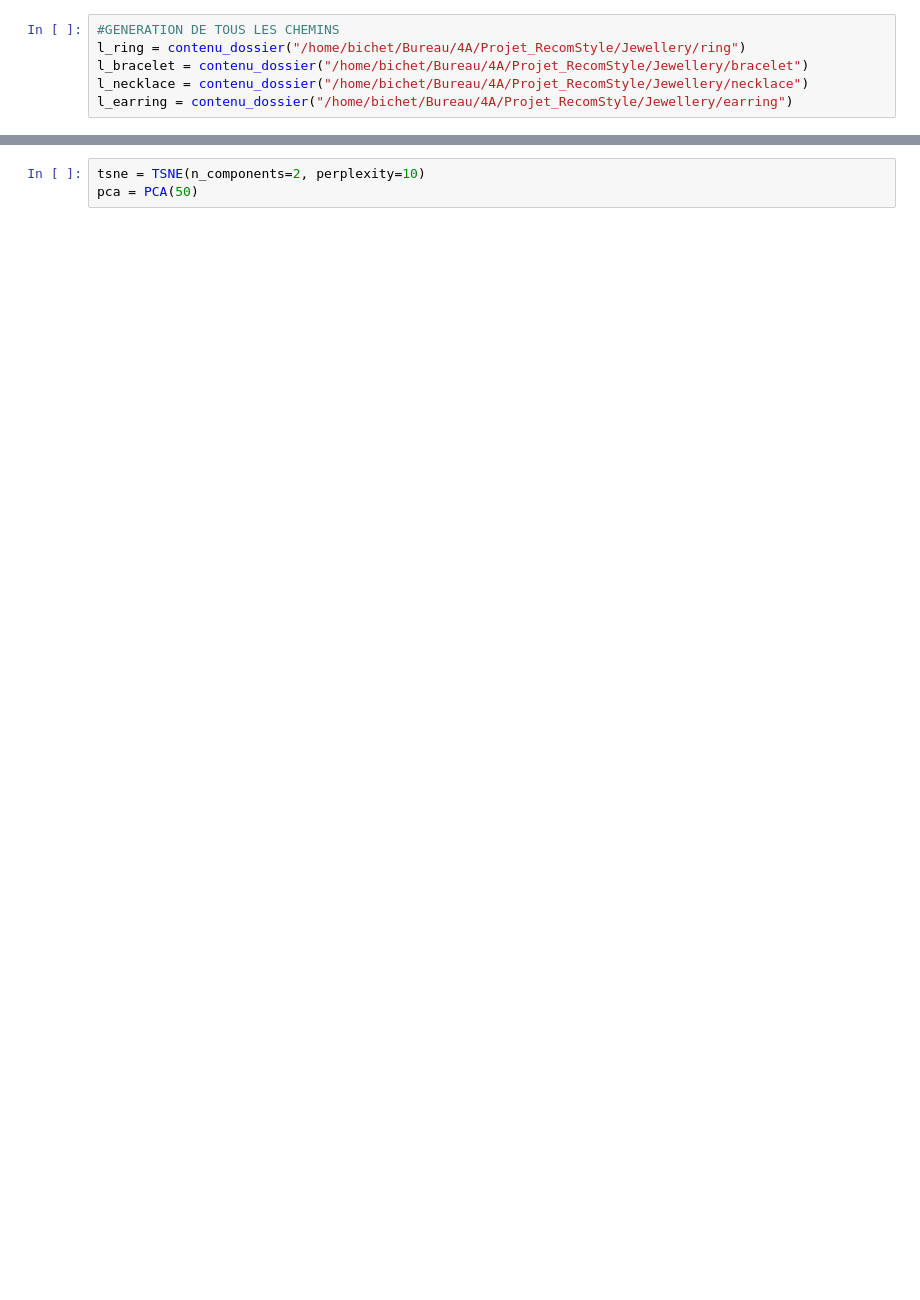
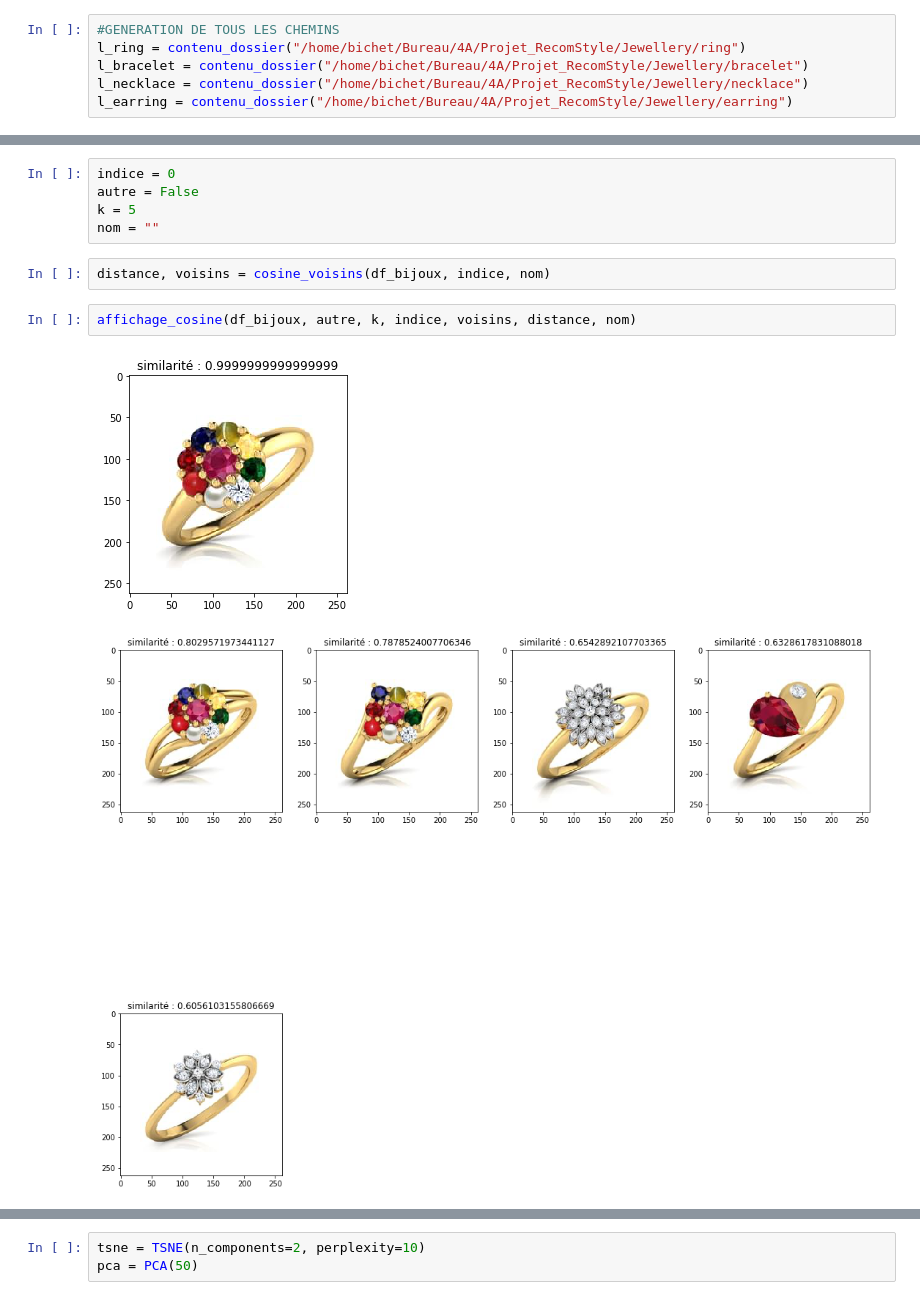
Before and after one commit to m-emmeline/Projet_RecomStyle, a Jupyter notebook: recom_style.ipynb, the cells around one changed output, grey strips where cells are left out. Cells and saved outputs as stored; diff of their text form; blank space fills up the shorter version.

```diff
--- a/recom_style.ipynb
+++ b/recom_style.ipynb
@@ -540,0 +274,12 @@ affichage_voisins1(l_chemins, k, voisins)
+# %%
+indice = 0
+autre = False
+k = 5
+nom = ""
+# %%
+distance, voisins = cosine_voisins(df_bijoux, indice, nom)
+# %%
+affichage_cosine(df_bijoux, autre, k, indice, voisins, distance, nom)
+# %% [output]
+[figure, added]
+[figure, added]
```
Also changed, not shown: parts of 57 cells of this notebook.
